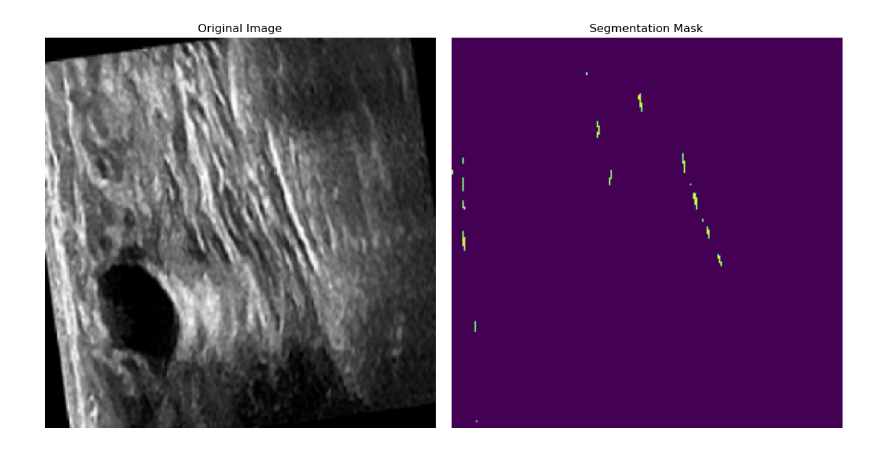
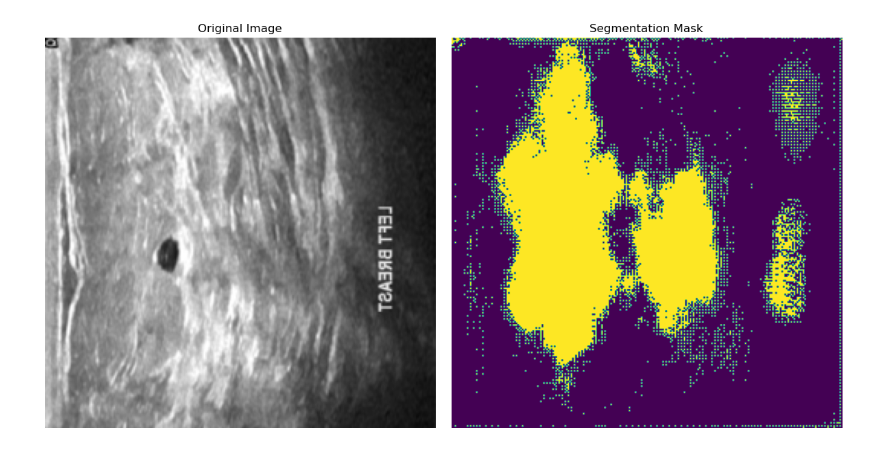
Before and after one commit to Hoacv/Vinmec_GHz, a Jupyter notebook: mask_extractor.ipynb, the cells around one changed output. Saved outputs shown, nothing was run; the diff lists cells and outputs as text; code cells hidden in the pictures.

Commit message:
Update mask

```diff
--- a/mask_extractor.ipynb
+++ b/mask_extractor.ipynb
@@ -114,26 +145,18 @@ def train_model(model, train_loader, val_loader, num_epochs=10, learning_rate=1e
 # %%
-# Main execution
-# if __name__ == "__main__":
-    # Assuming you have a set of similar images for training
-train_image = "archive/ultrasound breast classification/train/benign"
-val_image = "archive/ultrasound breast classification/val/benign"
-
-
-train_image_paths = [os.path.join(train_image, i) for i in os.listdir(train_image) if i.endswith(".png")]
-val_image_paths = [os.path.join(val_image, i) for i in os.listdir(val_image) if i.endswith(".png")]
 # Create datasets and dataloaders
 
 # train_image_paths = [""]
 # val_image_paths = ["path_to_val_image1.png", "path_to_val_image2.png", ...]
 
 # Create datasets and dataloaders
-train_dataset = SimpleDataset(train_image_paths, is_training=True)
-val_dataset = SimpleDataset(val_image_paths, is_training=False)
-train_loader = DataLoader(train_dataset, batch_size=4, shuffle=True)
-val_loader = DataLoader(val_dataset, batch_size=4, shuffle=False)
+batch_size = 32 * 2
+train_dataset = SimpleDataset(train_image_paths, train_mask_paths, is_training=True)
+val_dataset = SimpleDataset(val_image_paths, val_mask_paths, is_training=False)
+train_loader = DataLoader(train_dataset, batch_size=batch_size, shuffle=True)
+val_loader = DataLoader(val_dataset, batch_size=batch_size, shuffle=False)
 
 # Initialize and train the model
 model = get_unet_model()
-num_epochs = 100
+num_epochs = 50
 trained_model = train_model(model, train_loader, val_loader, num_epochs=num_epochs)
 # %% [output]
@@ -153,29 +238,52 @@ print("Model saved successfully.")
 # %%
 # Load and preprocess the test image
-test_image_path = "archive/ultrasound breast classification/train/benign/benign (65)-sharpened-rotated1.png"
-test_image = preprocess_image(test_image_path)
+def preprocess_single_image(image_path):
+    preprocess = Compose([
+        LoadImage(image_only=True),
+        EnsureChannelFirst(),
+        ScaleIntensity(),
+        Resize((256, 256)),
+        Lambda(rgb_to_grayscale),
+        ToTensor()
+    ])
+    return preprocess(image_path)
 
-# Perform inference
-device = torch.device("cuda" if torch.cuda.is_available() else "cpu")
-trained_model.eval()
-with torch.no_grad():
-    test_input = test_image.unsqueeze(0).to(device)
-    test_output = trained_model(test_input)
-    segmentation = torch.argmax(test_output, dim=1).squeeze().cpu().numpy()
+# Perform inference on a single image
+def infer_single_image(model, image_path):
+    device = torch.device("cuda" if torch.cuda.is_available() else "cpu")
+    model = model.to(device)
+    model.eval()
+
+    # Preprocess the image
+    test_image = preprocess_single_image(image_path)
+
+    with torch.no_grad():
+        test_input = test_image.unsqueeze(0).to(device)
+        test_output = model(test_input)
+        segmentation = torch.sigmoid(test_output).squeeze().cpu().numpy()
+        segmentation = (segmentation > 0.5).astype(np.uint8)  # Apply threshold
+
+    return test_image.squeeze().cpu().numpy(), segmentation
 
 # Visualize results
-plt.figure(figsize=(12, 6))
-plt.subplot(1, 2, 1)
-plt.imshow(test_image.squeeze(), cmap='gray')
-plt.title('Original Image')
-plt.axis('off')
+def visualize_results(original_image, segmentation):
+    plt.figure(figsize=(12, 6))
+    plt.subplot(1, 2, 1)
+    plt.imshow(original_image, cmap='gray')
+    plt.title('Original Image')
+    plt.axis('off')
 
-plt.subplot(1, 2, 2)
-plt.imshow(segmentation, cmap='viridis')
-plt.title('Segmentation Mask')
-plt.axis('off')
+    plt.subplot(1, 2, 2)
+    plt.imshow(segmentation, cmap='viridis')
+    plt.title('Segmentation Mask')
+    plt.axis('off')
 
-plt.tight_layout()
-plt.show()
+    plt.tight_layout()
+    plt.show()
+
+# Usage example
+test_image_path = "Dataset_BUSI_with_GT/benign/benign (1).png"
+original_image, segmentation_mask = infer_single_image(trained_model, test_image_path)
+visualize_results(original_image, segmentation_mask)
 # %% [output]
-[figure, old version]
+[figure, new version]
```
Also changed, not shown: parts of 6 cells of this notebook, 2 other files.
